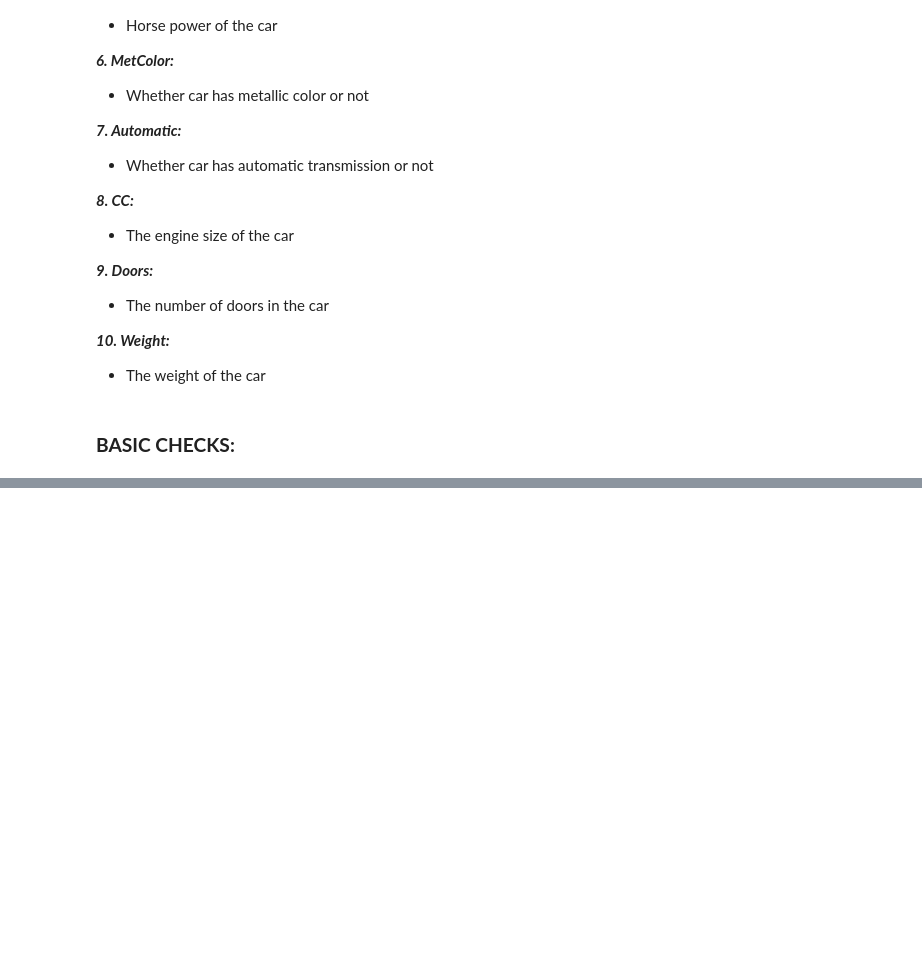
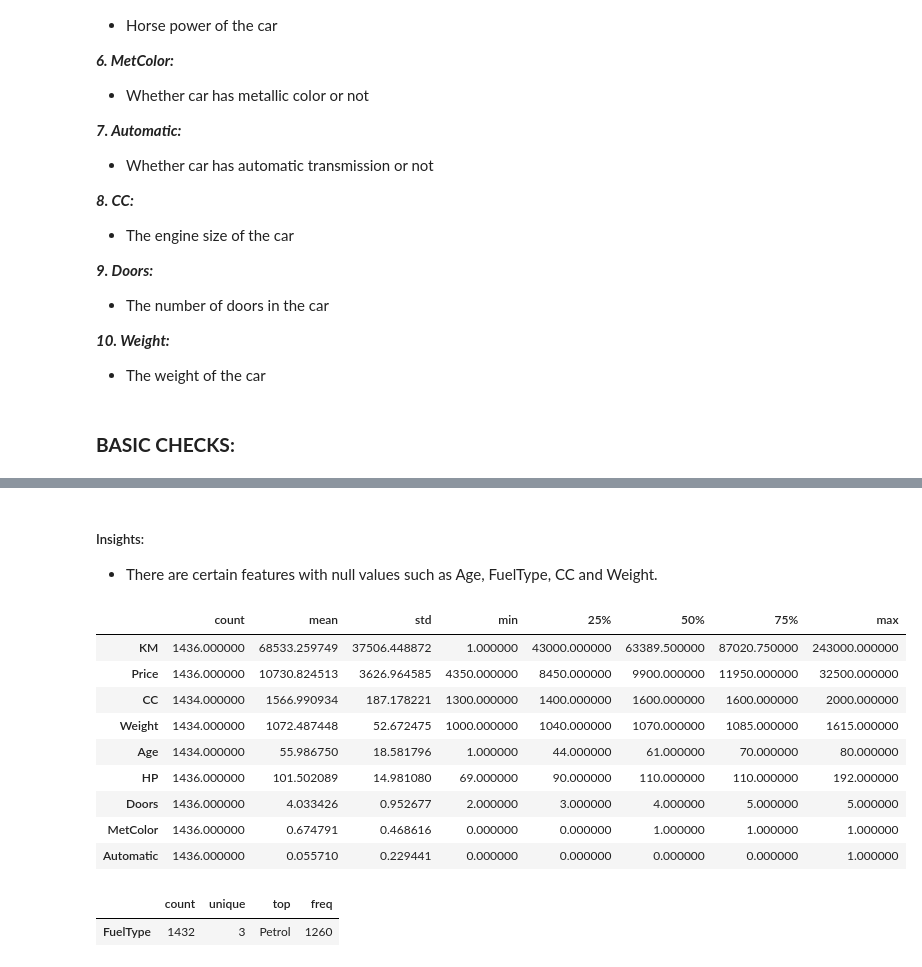
Before and after one commit to shanusaras/Deep_Learning_projects, a Jupyter notebook: Car_price_prediction/Car_price_prediction.ipynb, the cells around one changed output, grey strips where cells are left out. Drawn from its saved outputs; the diff is of its cells as text; code cells hidden in the pictures; blank space fills up the shorter version.

Commit message:
Basic checks of the dataset such as datatypes, missing values, statistical information is gathered and analysis is done.

```diff
--- a/Car_price_prediction/Car_price_prediction.ipynb
+++ b/Car_price_prediction/Car_price_prediction.ipynb
@@ -15,7 +15,7 @@ warnings.filterwarnings("ignore")
 # %% [markdown]
 ### **IMPORTING THE DATASET**
 # %%
-data= pd.read_csv("/content/CarPricesData.csv")
+data= pd.read_csv("/content/drive/MyDrive/AI/Basic_python_implementation_neural_network/CarPricesData.csv")
 data
 # %% [output]
 |  | Price | Age | KM | FuelType | HP | MetColor | Automatic | CC | Doors | Weight |
@@ -73,0 +130,21 @@ and the remaining nine independent features include:
+# %% [markdown]
+##### Insights:
+- There are certain features with null values such as Age, FuelType, CC and Weight.
+# %%
+data.describe().T.sort_values('std', ascending = False).style.background_gradient(cmap= "Set3_r")
+# %% [output]
+|  | count | mean | std | min | 25% | 50% | 75% | max |
+| KM | 1436.000000 | 68533.259749 | 37506.448872 | 1.000000 | 43000.000000 | 63389.500000 | 87020.750000 | 243000.000000 |
+| Price | 1436.000000 | 10730.824513 | 3626.964585 | 4350.000000 | 8450.000000 | 9900.000000 | 11950.000000 | 32500.000000 |
+| CC | 1434.000000 | 1566.990934 | 187.178221 | 1300.000000 | 1400.000000 | 1600.000000 | 1600.000000 | 2000.000000 |
+| Weight | 1434.000000 | 1072.487448 | 52.672475 | 1000.000000 | 1040.000000 | 1070.000000 | 1085.000000 | 1615.000000 |
+| Age | 1434.000000 | 55.986750 | 18.581796 | 1.000000 | 44.000000 | 61.000000 | 70.000000 | 80.000000 |
+| HP | 1436.000000 | 101.502089 | 14.981080 | 69.000000 | 90.000000 | 110.000000 | 110.000000 | 192.000000 |
+| Doors | 1436.000000 | 4.033426 | 0.952677 | 2.000000 | 3.000000 | 4.000000 | 5.000000 | 5.000000 |
+| MetColor | 1436.000000 | 0.674791 | 0.468616 | 0.000000 | 0.000000 | 1.000000 | 1.000000 | 1.000000 |
+| Automatic | 1436.000000 | 0.055710 | 0.229441 | 0.000000 | 0.000000 | 0.000000 | 0.000000 | 1.000000 |
+# %%
+data.describe(include= 'object').T
+# %% [output]
+|  | count | unique | top | freq |
+| FuelType | 1432 | 3 | Petrol | 1260 |
```
Also changed, not shown: parts of 11 cells of this notebook.
